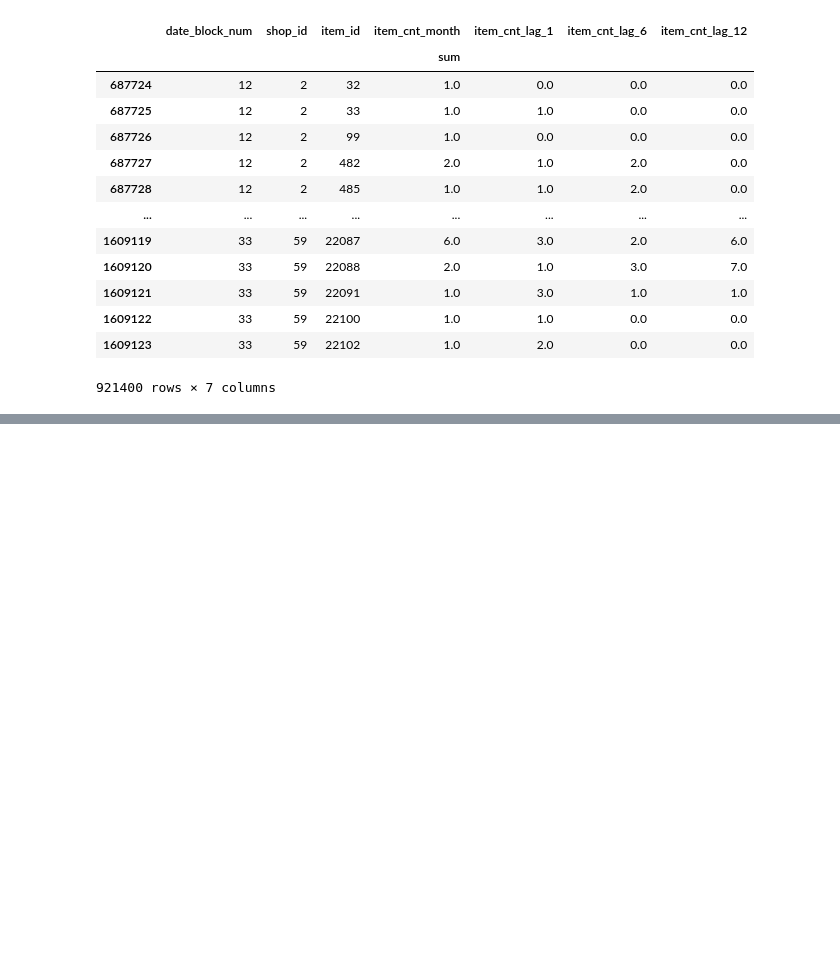
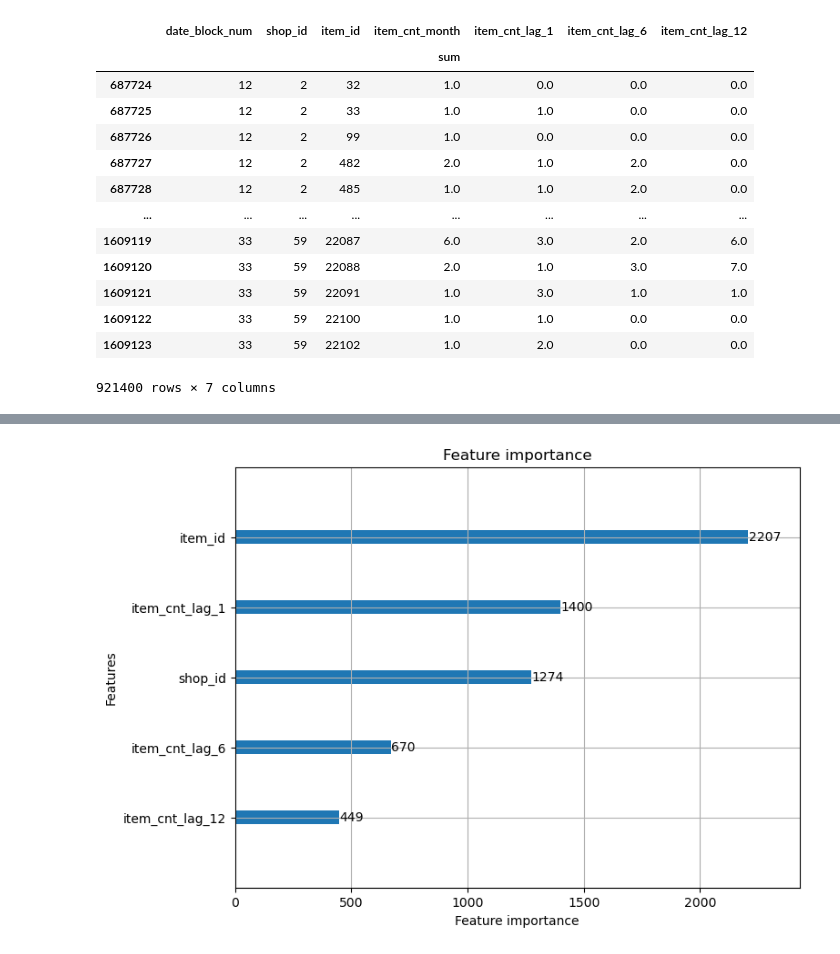
Before and after one commit to brawlerleg/ecup2026, a Jupyter notebook: cyrilla3.ipynb, the cells around one changed output, grey strips where cells are left out. Saved outputs shown, nothing was run; the diff lists cells and outputs as text; code cells hidden in the pictures; blank space fills up the shorter version.

Commit message:
validated

```diff
--- a/cyrilla3.ipynb
+++ b/cyrilla3.ipynb
@@ -91,0 +94,3 @@ grouped_sales
+# %%
+X_train = grouped_sales[grouped_sales['date_block_num'] < 33]
+X_valid = grouped_sales[grouped_sales['date_block_num'] == 33]
@@ -91,0 +99,6 @@ grouped_sales
+# %%
+features = ['shop_id', 'item_id', 'item_cnt_lag_1', 'item_cnt_lag_6', 'item_cnt_lag_12']
+X_train_data = X_train[features]
+y_train_data = X_train['item_cnt_month']
+X_valid_data = X_valid[features]
+y_valid_data = X_valid['item_cnt_month']
@@ -91,0 +107,25 @@ grouped_sales
+# %%
+import sys
+!{sys.executable} -m pip install lightgbm
+import lightgbm as lgb
+
+X_train_data.columns = [str(c).strip() for c in X_train_data.columns]
+X_valid_data.columns = [str(c).strip() for c in X_valid_data.columns]
+
+model = lgb.LGBMRegressor(
+    n_estimators=200,
+    learning_rate=0.03,
+    max_depth=8,
+    random_state=42
+)
+
+clean_columns = ['shop_id', 'item_id', 'item_cnt_lag_1', 'item_cnt_lag_6', 'item_cnt_lag_12']
+
+X_train_data.columns = clean_columns
+X_valid_data.columns = clean_columns
+
+model.fit(
+    X_train_data, y_train_data,
+    eval_set=[(X_valid_data, y_valid_data)],
+    callbacks=[lgb.early_stopping(stopping_rounds=20)]
+)
@@ -91,0 +148,5 @@ grouped_sales
+# %%
+lgb.plot_importance(model, figsize=(8, 6), importance_type='split')
+plt.show()
+# %% [output]
+[figure, added]
```
Also changed, not shown: parts of 4 cells of this notebook.
